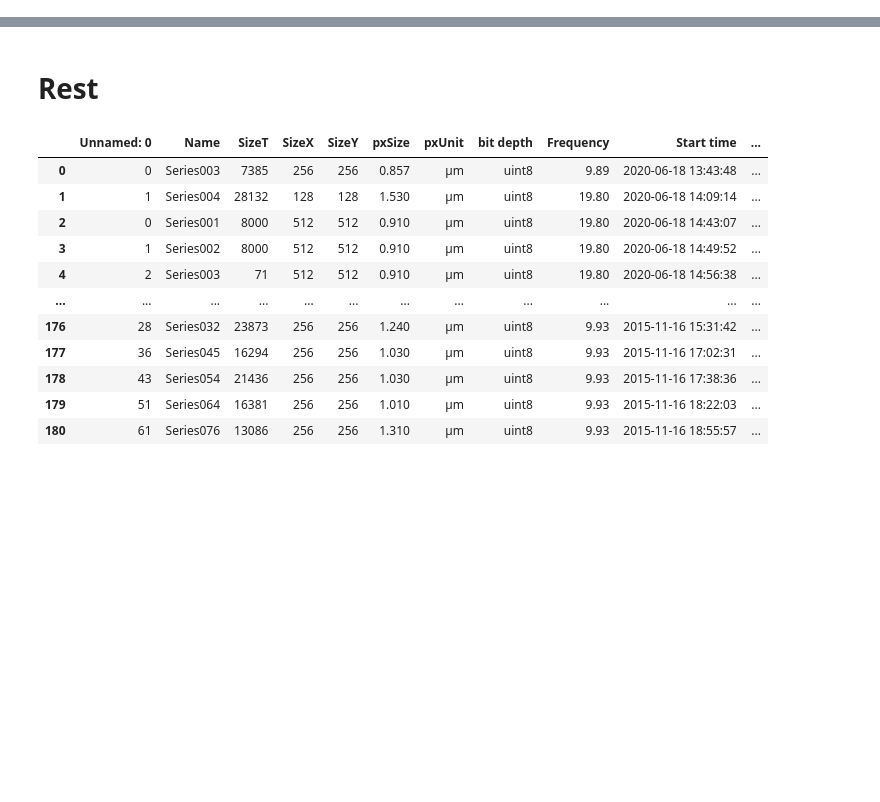
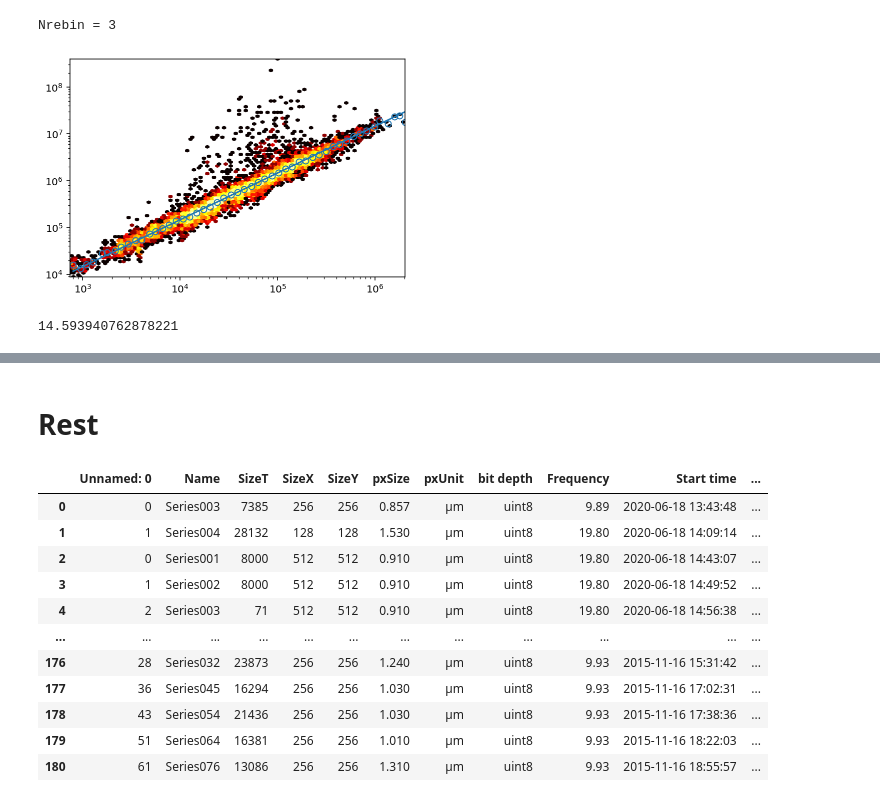
Before and after one commit to szarma/Physio_Ca, a Jupyter notebook: app/explore_roi_1.ipynb, the cells around one changed output, grey strips where cells are left out. Cells and saved outputs as stored; diff of their text form; code cells hidden in the pictures; blank space fills up the shorter version.

```diff
--- a/app/explore_roi_1.ipynb
+++ b/app/explore_roi_1.ipynb
@@ -475,0 +482,9 @@ open the following link in a different tab (do not close this tab!): https://ctn
+# %%
+regions.infer_gain(plot=True)
+# %% [output]
+Nrebin = 3
+[figure, added]
+# %%
+regions.gain
+# %% [output]
+14.593940762878221
```
Also changed, not shown: parts of 52 cells of this notebook, 19 other files.
